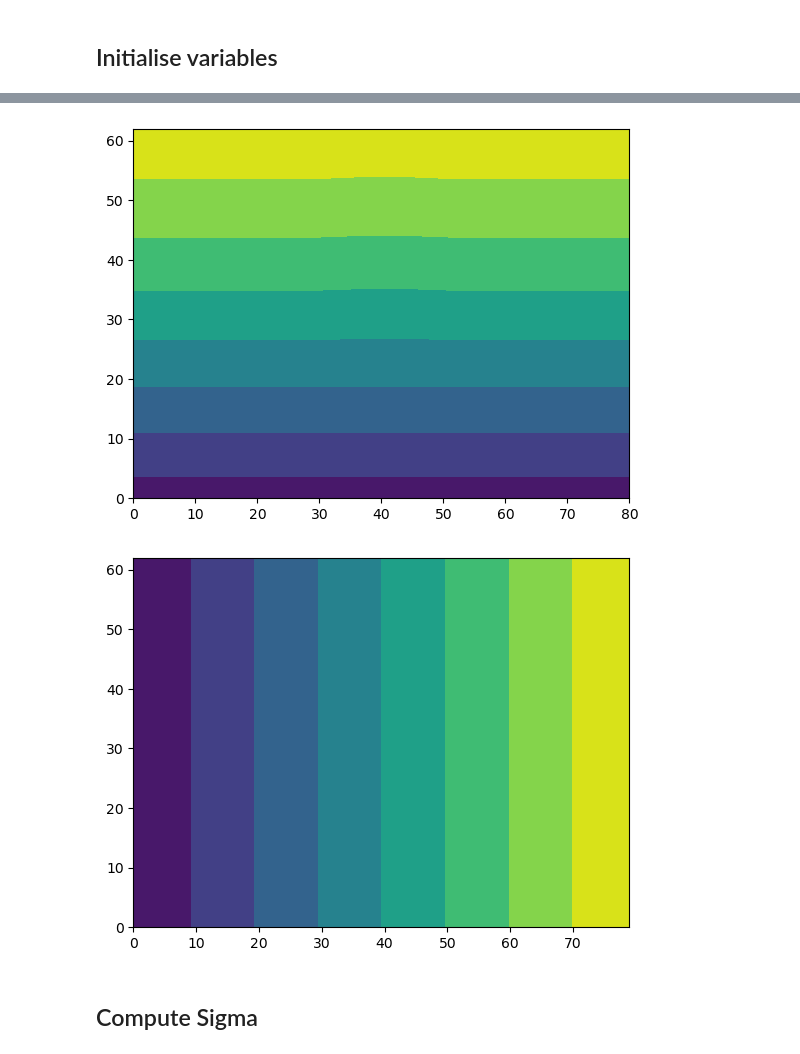
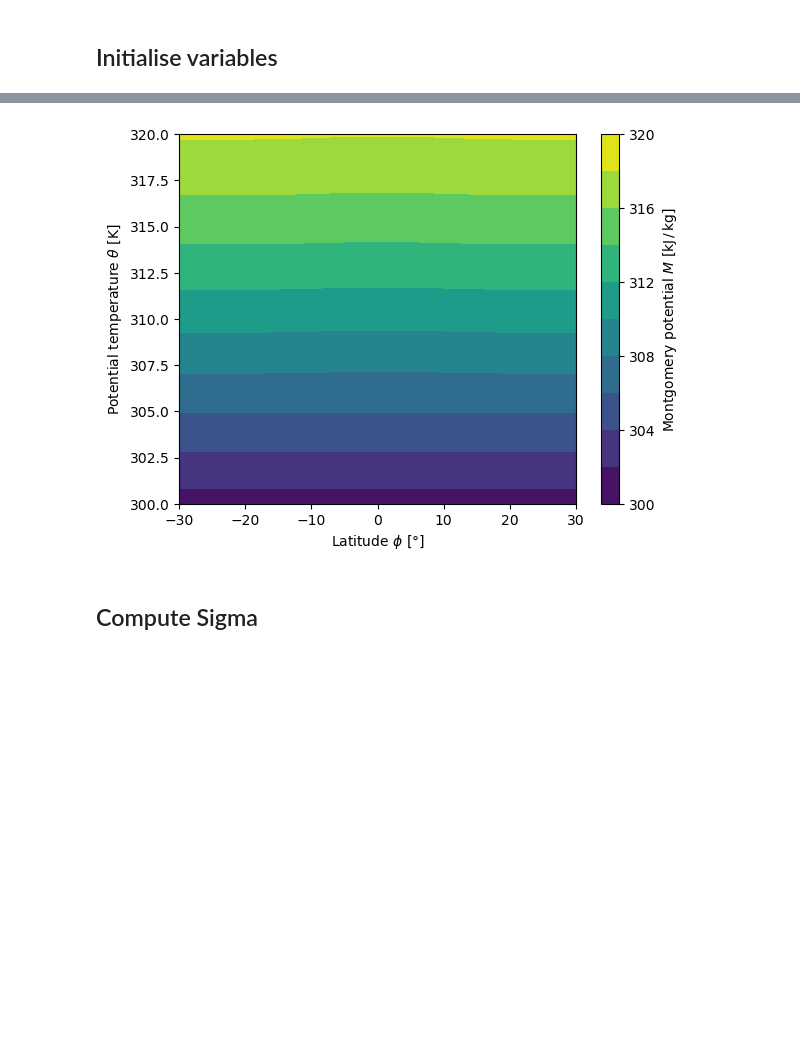
Before and after one commit to williameclee/TradeCumulusInversion, a Jupyter notebook: invtci.ipynb, the cells around one changed output, grey strips where cells are left out. Cells and saved outputs as stored; diff of their text form; code cells hidden in the pictures; blank space fills up the shorter version.

```diff
--- a/invtci.ipynb
+++ b/invtci.ipynb
@@ -143,28 +135,36 @@ fig.show()
 # %%
 # compute initial m field at even points
+# the M (Montgomery potential) is normalised by a factor of cs
 x = np.zeros((2 * jc - 1, kcp + 2))  # (-jc+1:jc-1,-1:kcp)
 xtmp = np.zeros(kc + 1)  # (0:kc)
 ftmp = np.zeros(kc + 1)  # (0:kc)
 
 method = 1
 x[:, 0] = cp * thetab / cs
 for j in range(0, 2 * jc - 1, 2):
     ftmp = pres[j, :] ** kappa / (kappa * alpha)
     xtmp = intdde(method, kc, dz, x[j, 0], ftmp)
     x[j, 1:-1] = xtmp
     x[j, 0] = x[j, 1] - tdz * x[j, 0] / beta
     x[j, -1] = x[j, -3] + tdz * (1 - alpha) ** kappa / (kappa * alpha)
 
 # initialise x (i.e., sin(phi)) at odd points
 x[1:-1:2, :] = np.tile(sc[2:-2:2], (kcp + 2, 1)).T
 
-plt.contourf(x[::2].T)
+
+# Visualise x
+fig, ax = plt.subplots()
+contourf_M = ax.contourf(phi[1:-1:2], theta, x[::2, 1:-1].T * cs / 1000, levels=10)
+ax.set_xlim(-30, 30)
+ax.set_ylim(300, 320)
+ax.set_xlabel(r"Latitude $\phi$ [°]")
+ax.set_ylabel(r"Potential temperature $\theta$ [K]")
+fig.colorbar(
+    contourf_M, label=r"Montgomery potential $M$ [$\mathrm{kJ}\,/\,\mathrm{kg}$]"
+)
 plt.show()
-plt.contourf(x[1::2].T)
-plt.show()
 # %% [output]
-[figure, old version]
+[figure, new version]
-[figure, removed]
 # %% [markdown]
 ## Compute Sigma
 # %%
```
Also changed, not shown: parts of 4 cells of this notebook, 1 other file.
